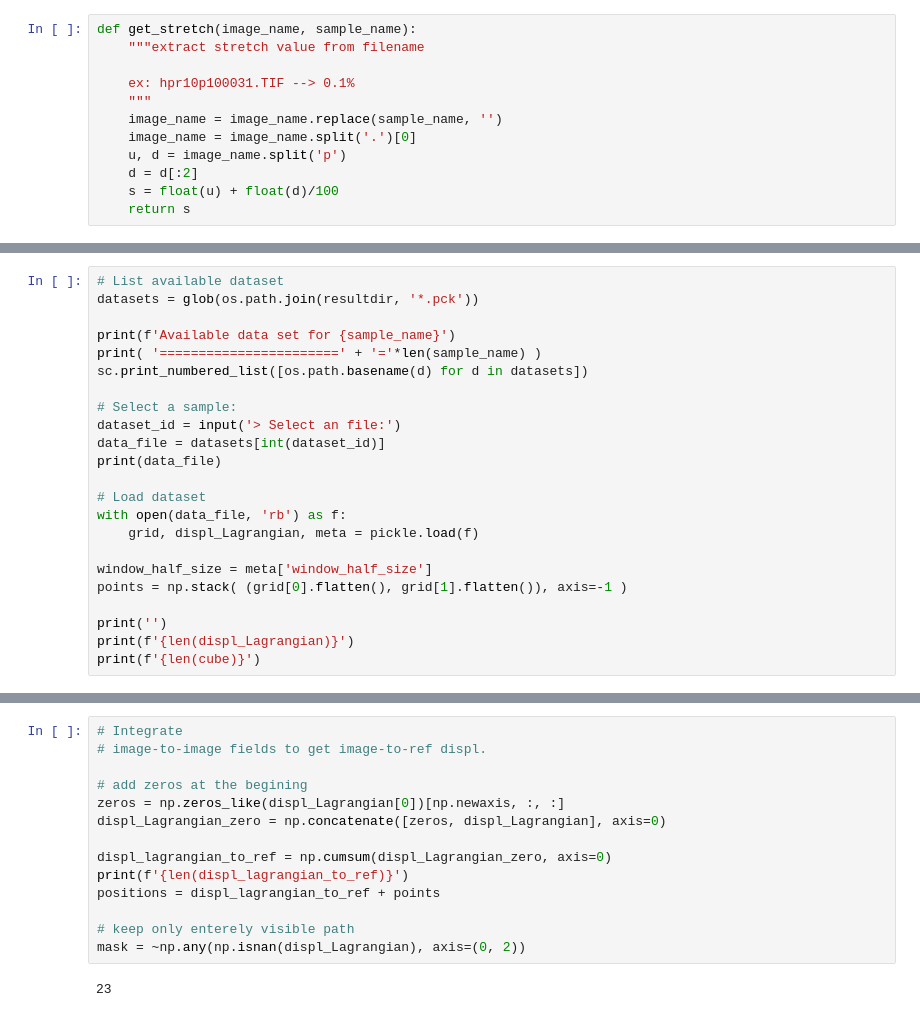
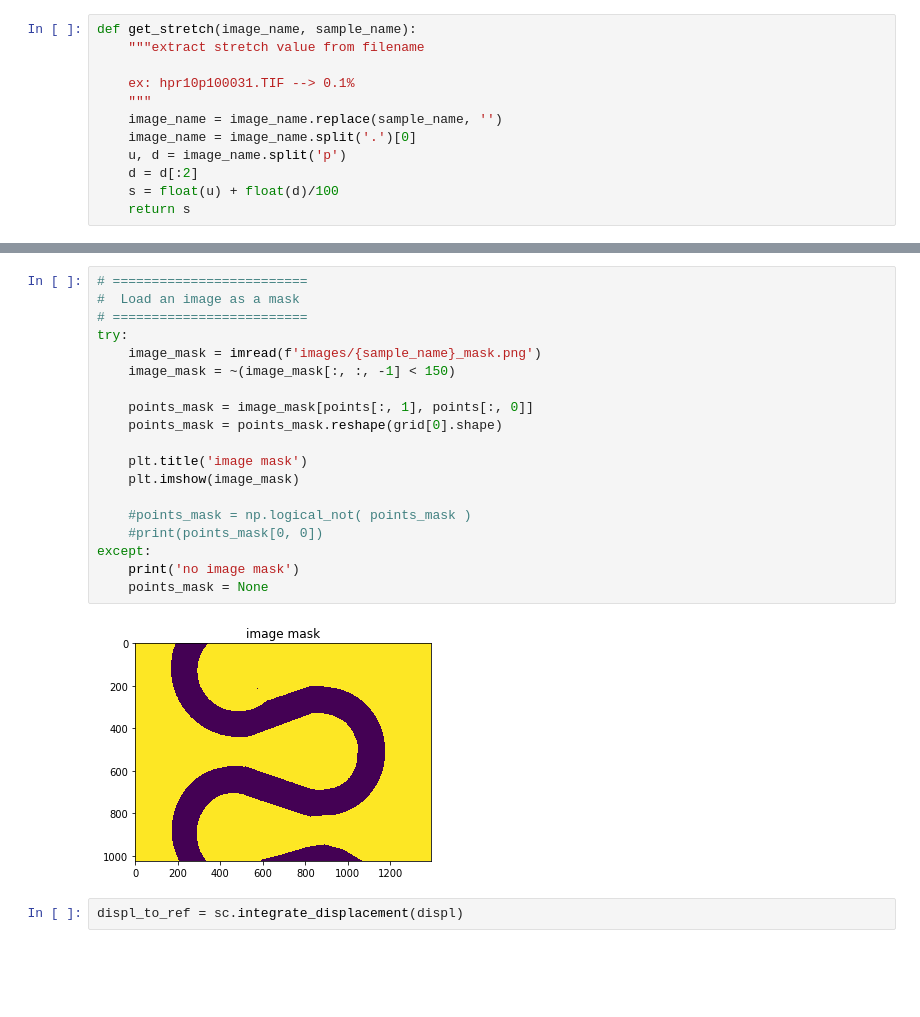
Before and after one commit to xdze2/stretchablecorr, a Jupyter notebook: post_process.ipynb, the cells around one changed output, grey strips where cells are left out. Drawn from its saved outputs; the diff is of its cells as text; blank space fills up the shorter version.

```diff
--- a/post_process.ipynb
+++ b/post_process.ipynb
@@ -157,23 +114,0 @@ figure saved at ./output/HS2_01/measured_vs_applied_stretch_Eulerian.svg
-# %%
-# List available dataset
-datasets = glob(os.path.join(resultdir, '*.pck'))
-
-print(f'Available data set for {sample_name}')
-print( '=======================' + '='*len(sample_name) )
-sc.print_numbered_list([os.path.basename(d) for d in datasets])
-
-# Select a sample:
-dataset_id = input('> Select an file:')
-data_file = datasets[int(dataset_id)]
-print(data_file)
-
-# Load dataset
-with open(data_file, 'rb') as f:
-    grid, displ_Lagrangian, meta = pickle.load(f)
-
-window_half_size = meta['window_half_size']
-points = np.stack( (grid[0].flatten(), grid[1].flatten()), axis=-1 )
-
-print('')
-print(f'{len(displ_Lagrangian)}')
-print(f'{len(cube)}')
@@ -191,16 +115,23 @@ output/HS2/displ_Lagrangian_img_to_img_1333pts.pck
-# %%
-# Integrate
-# image-to-image fields to get image-to-ref displ.
-
-# add zeros at the begining
-zeros = np.zeros_like(displ_Lagrangian[0])[np.newaxis, :, :]
-displ_Lagrangian_zero = np.concatenate([zeros, displ_Lagrangian], axis=0)
-
-displ_lagrangian_to_ref = np.cumsum(displ_Lagrangian_zero, axis=0)
-print(f'{len(displ_lagrangian_to_ref)}')
-positions = displ_lagrangian_to_ref + points
-
-# keep only enterely visible path
-mask = ~np.any(np.isnan(displ_Lagrangian), axis=(0, 2))
-# %% [output]
-23
+# %%
+# =========================
+#  Load an image as a mask
+# =========================
+try:
+    image_mask = imread(f'images/{sample_name}_mask.png')
+    image_mask = ~(image_mask[:, :, -1] < 150)
+
+    points_mask = image_mask[points[:, 1], points[:, 0]]
+    points_mask = points_mask.reshape(grid[0].shape)
+
+    plt.title('image mask')
+    plt.imshow(image_mask)
+
+    #points_mask = np.logical_not( points_mask )
+    #print(points_mask[0, 0])
+except:
+    print('no image mask')
+    points_mask = None
+# %% [output]
+[figure, added]
+# %%
+displ_to_ref = sc.integrate_displacement(displ)
```
Also changed, not shown: parts of 22 cells of this notebook, 1 other file.
